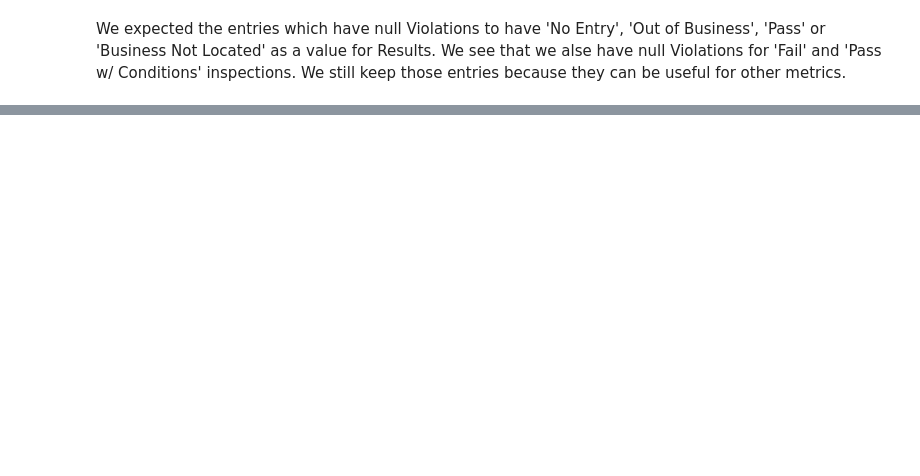
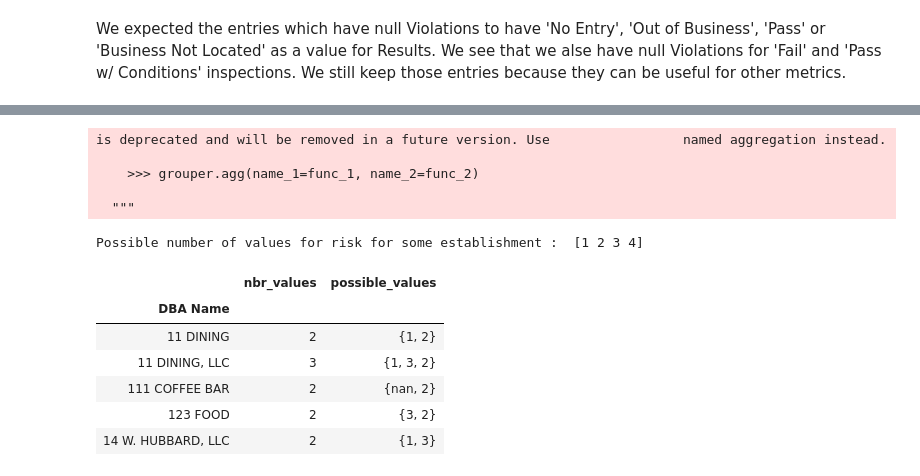
Before and after one commit to aaag97/ada-2019-project-databusters, a Jupyter notebook: Data exploration.ipynb, the cells around one changed output, grey strips where cells are left out. Drawn from its saved outputs; the diff is of its cells as text; code cells hidden in the pictures; blank space fills up the shorter version.

```diff
--- a/Data exploration.ipynb
+++ b/Data exploration.ipynb
@@ -597,0 +658,22 @@ We expected the entries which have null Violations to have 'No Entry', 'Out of B
+# %%
+#we have to declare this function to be able to use it into aggregate
+def to_set(a):
+    #return {x for x in a if pd.notna(x)}
+    return set(a)
+establisment_risks = inspections[['DBA Name','Risk']].drop_duplicates().groupby('DBA Name')['Risk'].agg({'nbr_values': len, 'possible_values': to_set})
+print("Possible number of values for risk for some establishment : ", establisment_risks['nbr_values'].unique())
+establisment_risks[establisment_risks['nbr_values']>1].head()
+# %% [output]
+is deprecated and will be removed in a future version. Use                 named aggregation instead.
+
+    >>> grouper.agg(name_1=func_1, name_2=func_2)
+
+  """
+Possible number of values for risk for some establishment :  [1 2 3 4]
+|  | nbr_values | possible_values |
+| DBA Name |  |  |
+| 11 DINING | 2 | {1, 2} |
+| 11 DINING, LLC | 3 | {1, 3, 2} |
+| 111 COFFEE BAR | 2 | {nan, 2} |
+| 123 FOOD | 2 | {3, 2} |
+| 14 W. HUBBARD, LLC | 2 | {1, 3} |
```
Also changed, not shown: parts of 31 cells of this notebook.
